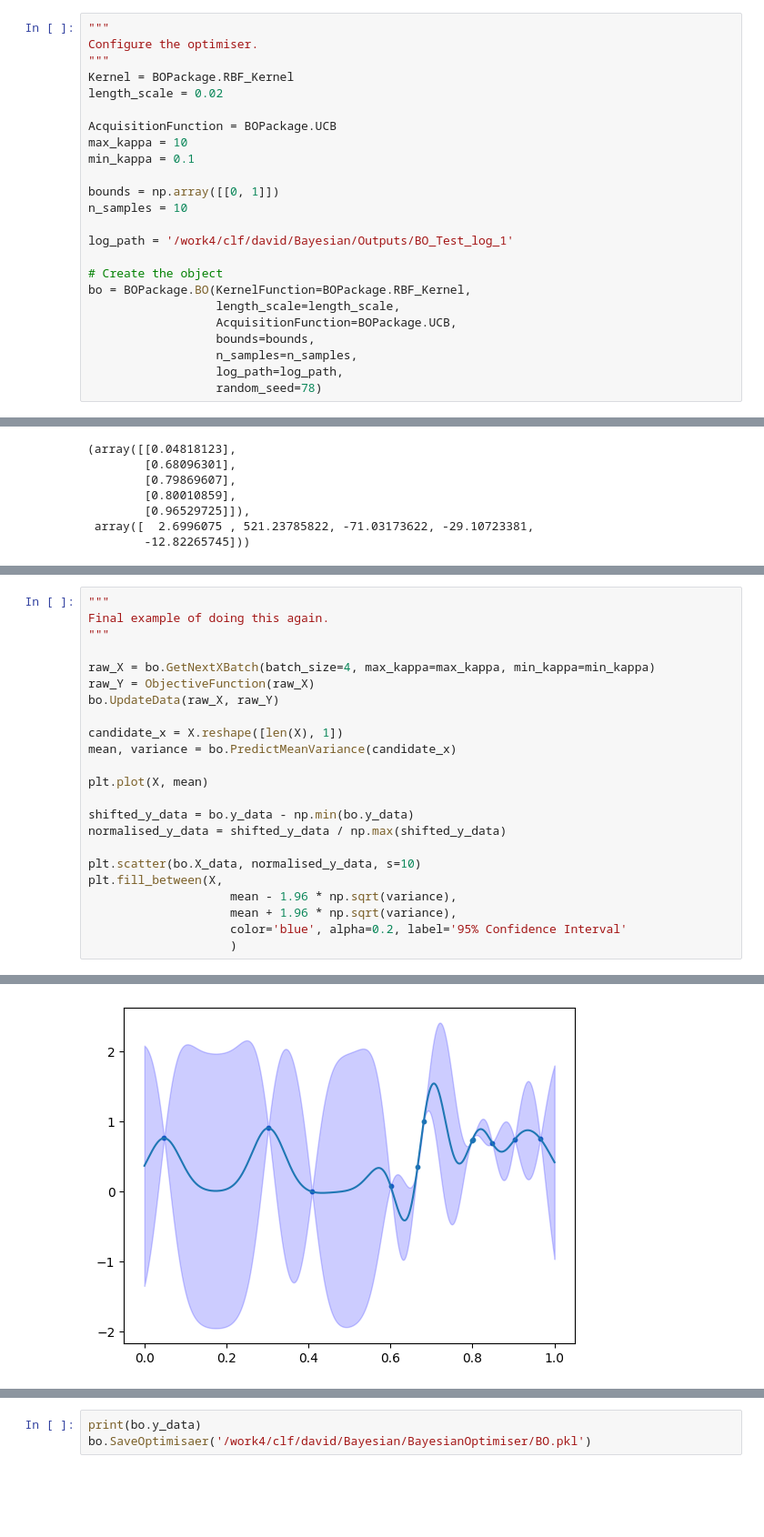
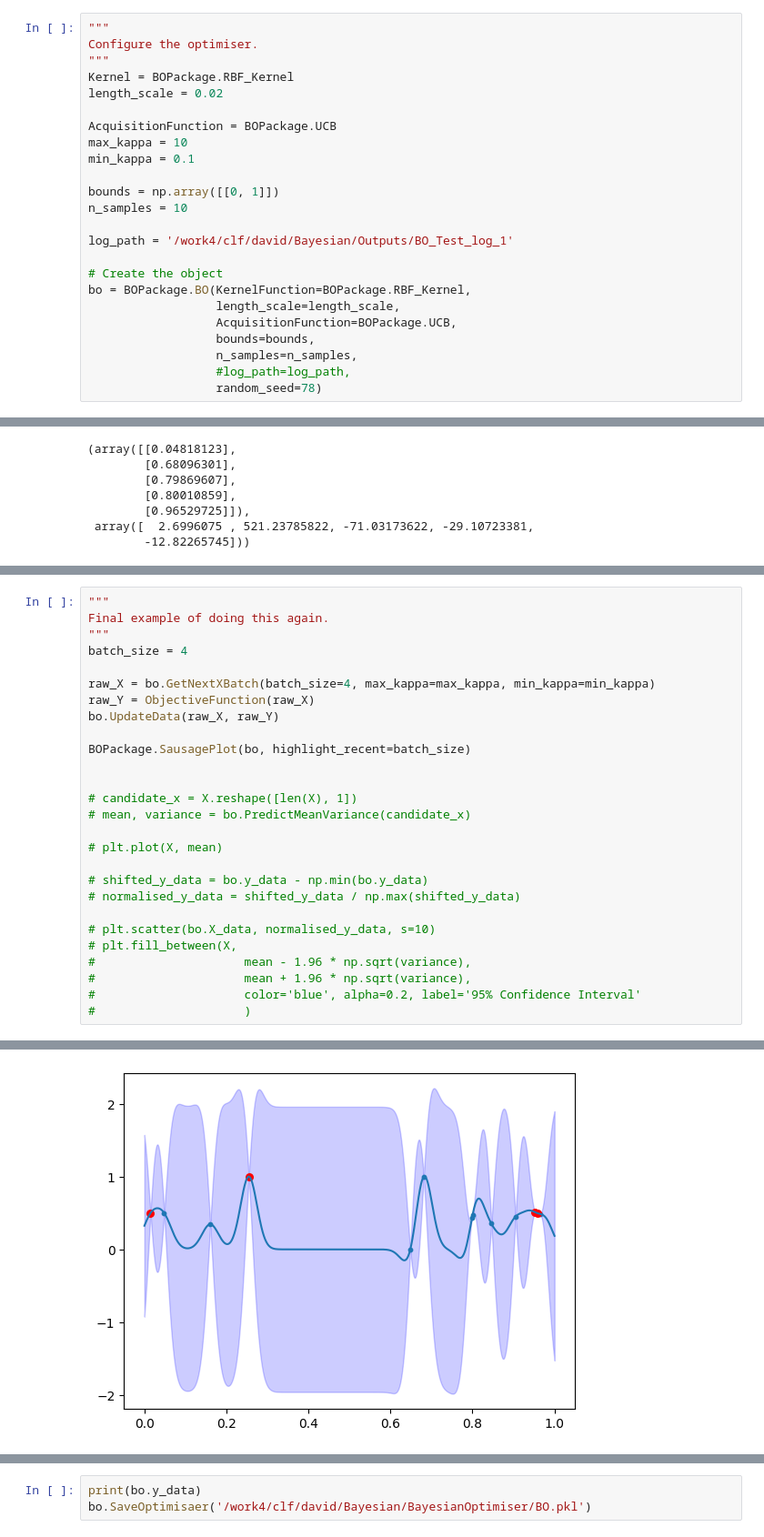
Before and after one commit to davcoope/Bayesian, a Jupyter notebook: BayesianOptimiser2/1D_example.ipynb, the cells around one changed output, grey strips where cells are left out. Shown: that part at 91% size. Cells and saved outputs as stored; diff of their text form; blank space fills up the shorter version.

```diff
--- a/BayesianOptimiser2/1D_example.ipynb
+++ b/BayesianOptimiser2/1D_example.ipynb
@@ -45,7 +45,7 @@ bo = BOPackage.BO(KernelFunction=BOPackage.RBF_Kernel,
                   AcquisitionFunction=BOPackage.UCB,
                   bounds=bounds,
                   n_samples=n_samples,
-                  log_path=log_path,
+                  #log_path=log_path,
                   random_seed=78)
 # %%
 """
@@ -180,23 +192,27 @@ for i, kappa in enumerate(kappas):
 """
 Final example of doing this again.
 """
+batch_size = 4
 
 raw_X = bo.GetNextXBatch(batch_size=4, max_kappa=max_kappa, min_kappa=min_kappa)
 raw_Y = ObjectiveFunction(raw_X)
 bo.UpdateData(raw_X, raw_Y)
 
-candidate_x = X.reshape([len(X), 1])
-mean, variance = bo.PredictMeanVariance(candidate_x)
+BOPackage.SausagePlot(bo, highlight_recent=batch_size)
 
-plt.plot(X, mean)
 
-shifted_y_data = bo.y_data - np.min(bo.y_data)
-normalised_y_data = shifted_y_data / np.max(shifted_y_data)
+# candidate_x = X.reshape([len(X), 1])
+# mean, variance = bo.PredictMeanVariance(candidate_x)
 
-plt.scatter(bo.X_data, normalised_y_data, s=10)
-plt.fill_between(X,
-                    mean - 1.96 * np.sqrt(variance),
-                    mean + 1.96 * np.sqrt(variance),
-                    color='blue', alpha=0.2, label='95% Confidence Interval'
-                    )
+# plt.plot(X, mean)
+
+# shifted_y_data = bo.y_data - np.min(bo.y_data)
+# normalised_y_data = shifted_y_data / np.max(shifted_y_data)
+
+# plt.scatter(bo.X_data, normalised_y_data, s=10)
+# plt.fill_between(X,
+#                     mean - 1.96 * np.sqrt(variance),
+#                     mean + 1.96 * np.sqrt(variance),
+#                     color='blue', alpha=0.2, label='95% Confidence Interval'
+#                     )
 # %% [output]
@@ -204,2 +219,2 @@ plt.fill_between(X,
-[figure, old version]
+[figure, new version]
 # %%
```
Also changed, not shown: parts of 9 cells of this notebook, 1 other file.
